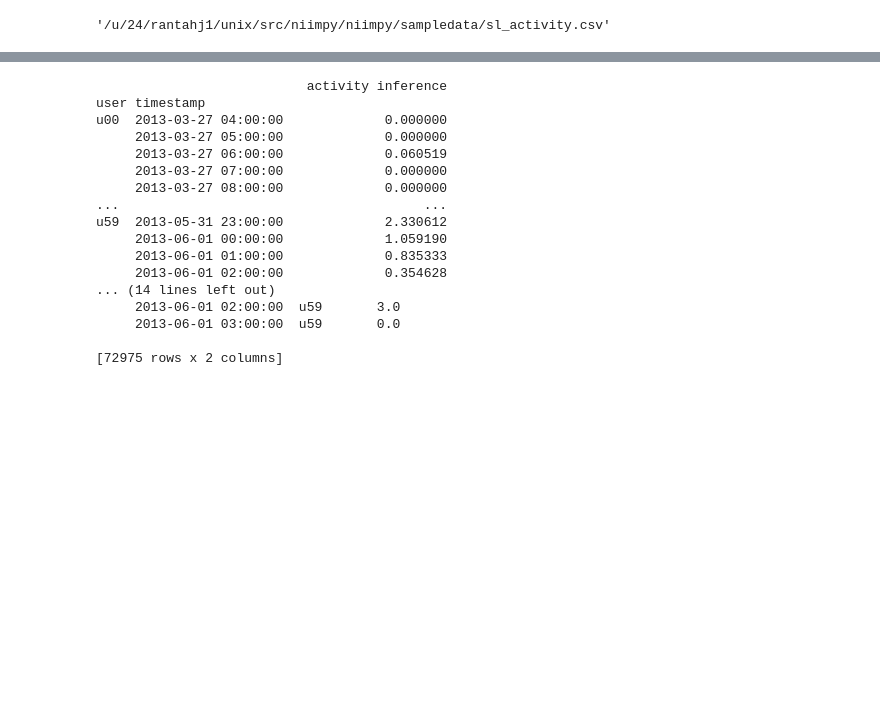
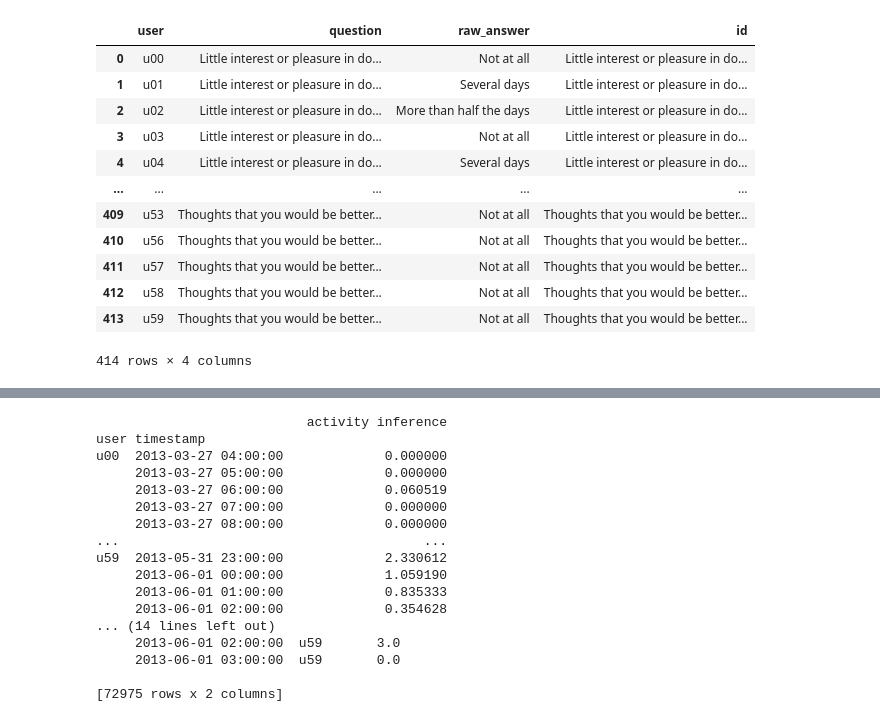
Before and after one commit to digitraceslab/niimpy, a Jupyter notebook: docs/demo_notebooks/student_life_example.ipynb, the cells around one changed output, grey strips where cells are left out. Saved outputs shown, nothing was run; the diff lists cells and outputs as text; code cells hidden in the pictures; blank space fills up the shorter version.

Commit message:
Add maps and user niimpy survey functionality

```diff
--- a/docs/demo_notebooks/student_life_example.ipynb
+++ b/docs/demo_notebooks/student_life_example.ipynb
@@ -21,7 +1,3 @@ sl_loc = sl.tz_localize(None)
-# %%
-config.SL_ACTIVITY_PATH
-# %% [output]
-'/u/24/rantahj1/unix/src/niimpy/niimpy/sampledata/sl_activity.csv'
 # %%
 import os
 os.environ['KAGGLE_USERNAME'] = "jarnorantaharju"
@@ -56 +38,36 @@ activity_data.index = pd.to_datetime(activity_data.index, unit='s')
+# %%
+PHQ9_MAP = {
+    'Little interest or pleasure in doing things': "PHQ9_1",
+    'Feeling down, depressed, hopeless.': "PHQ9_2",
+    'Trouble falling or staying asleep, or sleeping too much.': "PHQ9_3",
+    'Feeling tired or having little energy': "PHQ9_4",
+    'Poor appetite or overeating': "PHQ9_5",
+    'Feeling bad about yourself or that you are a failure or have let yourself or your family down': "PHQ9_6",
+    'Trouble concentrating on things, such as reading the newspaper or watching television': "PHQ9_7",
+    'Moving or speaking so slowly that other people could have noticed. Or the opposite being so figety or restless that you have been moving around a lot more than usual': "PHQ9_8",
+    'Thoughts that you would be better off dead, or of hurting yourself': "PHQ9_9",
+}
+PHQ9_ANSWER_MAP = {
+    "Not at all": 0,
+    "Several days": 1,
+    "More than half the days": 2,
+    "Nearly every day": 3
+}
+selected_cols = [col for col in mapped.columns if col in PHQ9_MAP.keys()]
+transformed_df = pd.melt(survey_data, id_vars=['user'], value_vars=selected_cols, var_name='question', value_name='raw_answer')
+transformed_df['id'] = transformed_df['question'].replace(PHQ9_MAP.keys())
+# %% [output]
+|  | user | question | raw_answer | id |
+| 0 | u00 | Little interest or pleasure in do... | Not at all | Little interest or pleasure in do... |
+| 1 | u01 | Little interest or pleasure in do... | Several days | Little interest or pleasure in do... |
+| 2 | u02 | Little interest or pleasure in do... | More than half the days | Little interest or pleasure in do... |
+| 3 | u03 | Little interest or pleasure in do... | Not at all | Little interest or pleasure in do... |
+| 4 | u04 | Little interest or pleasure in do... | Several days | Little interest or pleasure in do... |
+| ... | ... | ... | ... | ... |
+| 409 | u53 | Thoughts that you would be better... | Not at all | Thoughts that you would be better... |
+| 410 | u56 | Thoughts that you would be better... | Not at all | Thoughts that you would be better... |
+| 411 | u57 | Thoughts that you would be better... | Not at all | Thoughts that you would be better... |
+| 412 | u58 | Thoughts that you would be better... | Not at all | Thoughts that you would be better... |
+| 413 | u59 | Thoughts that you would be better... | Not at all | Thoughts that you would be better... |
+414 rows × 4 columns
 # %%
```
Also changed, not shown: parts of 6 cells of this notebook.
